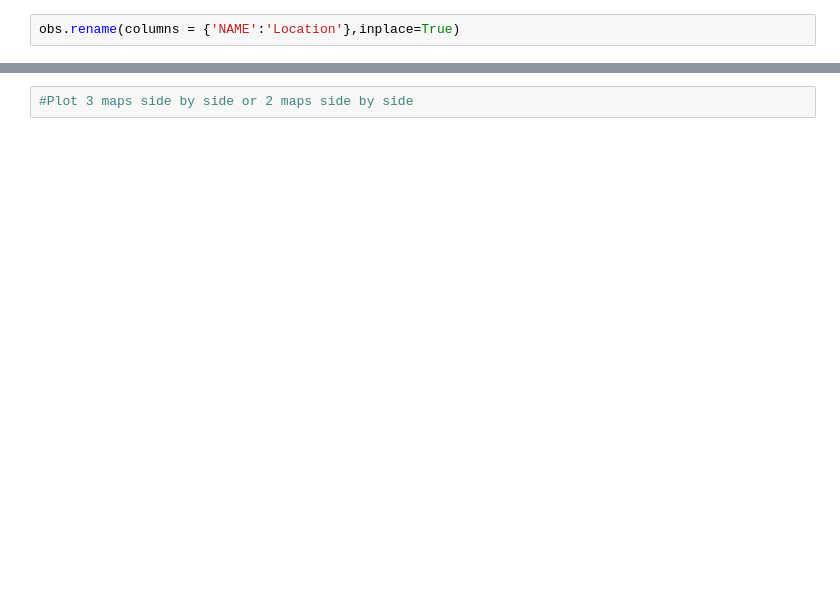
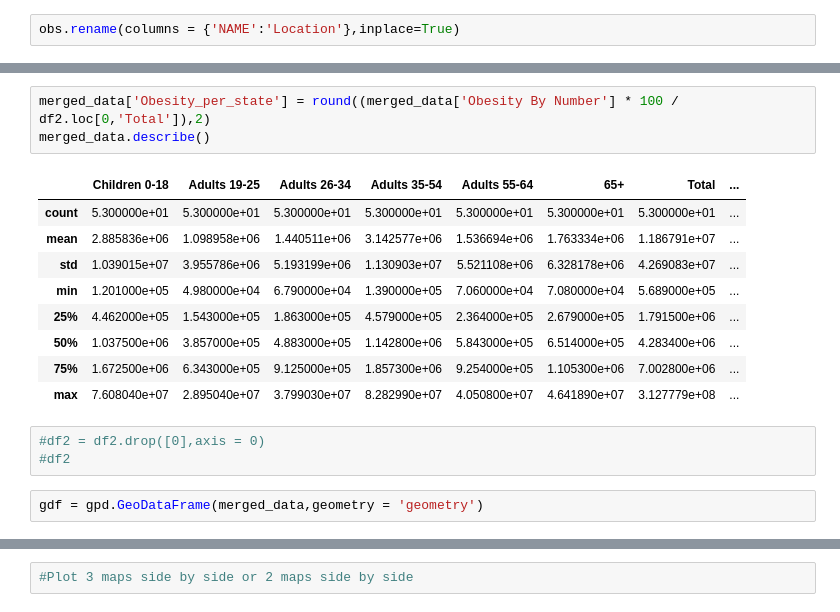
Before and after one commit to kpatwa153/gis, a Jupyter notebook: map.ipynb, the cells around one changed output, grey strips where cells are left out. Cells and saved outputs as stored; diff of their text form; blank space fills up the shorter version.

```diff
--- a/map.ipynb
+++ b/map.ipynb
@@ -202 +192,19 @@ merged_data['Obesity By Number'] = (merged_data['Total'] * merged_data['Obesity'
+# %%
+merged_data['Obesity_per_state'] = round((merged_data['Obesity By Number'] * 100 / df2.loc[0,'Total']),2)
+merged_data.describe()
+# %% [output]
+|  | Children 0-18 | Adults 19-25 | Adults 26-34 | Adults 35-54 | Adults 55-64 | 65+ | Total | ... |
+| count | 5.300000e+01 | 5.300000e+01 | 5.300000e+01 | 5.300000e+01 | 5.300000e+01 | 5.300000e+01 | 5.300000e+01 | ... |
+| mean | 2.885836e+06 | 1.098958e+06 | 1.440511e+06 | 3.142577e+06 | 1.536694e+06 | 1.763334e+06 | 1.186791e+07 | ... |
+| std | 1.039015e+07 | 3.955786e+06 | 5.193199e+06 | 1.130903e+07 | 5.521108e+06 | 6.328178e+06 | 4.269083e+07 | ... |
+| min | 1.201000e+05 | 4.980000e+04 | 6.790000e+04 | 1.390000e+05 | 7.060000e+04 | 7.080000e+04 | 5.689000e+05 | ... |
+| 25% | 4.462000e+05 | 1.543000e+05 | 1.863000e+05 | 4.579000e+05 | 2.364000e+05 | 2.679000e+05 | 1.791500e+06 | ... |
+| 50% | 1.037500e+06 | 3.857000e+05 | 4.883000e+05 | 1.142800e+06 | 5.843000e+05 | 6.514000e+05 | 4.283400e+06 | ... |
+| 75% | 1.672500e+06 | 6.343000e+05 | 9.125000e+05 | 1.857300e+06 | 9.254000e+05 | 1.105300e+06 | 7.002800e+06 | ... |
+| max | 7.608040e+07 | 2.895040e+07 | 3.799030e+07 | 8.282990e+07 | 4.050800e+07 | 4.641890e+07 | 3.127779e+08 | ... |
+# %%
+#df2 = df2.drop([0],axis = 0)
+#df2
+# %%
+gdf = gpd.GeoDataFrame(merged_data,geometry = 'geometry')
 # %%
```
Also changed, not shown: parts of 13 cells of this notebook.
